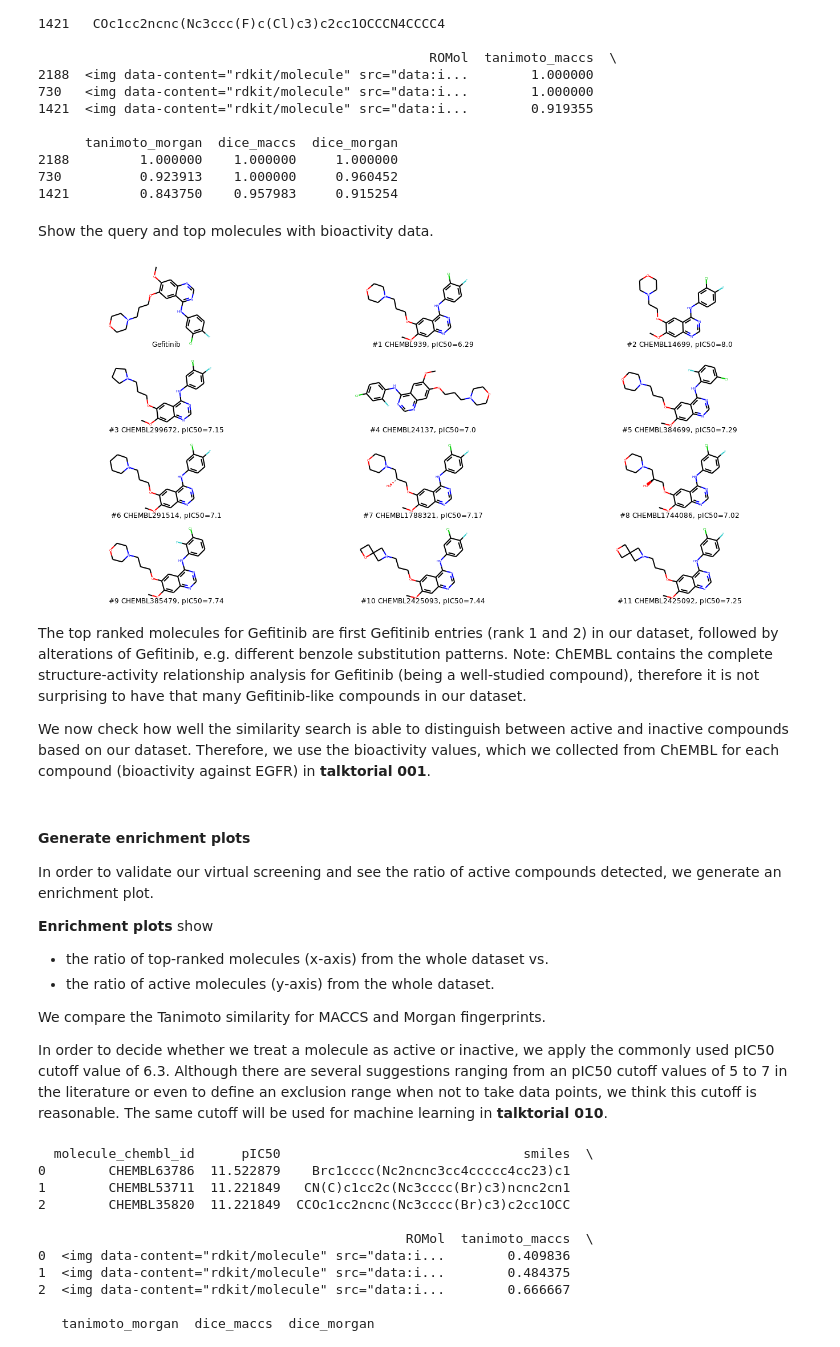
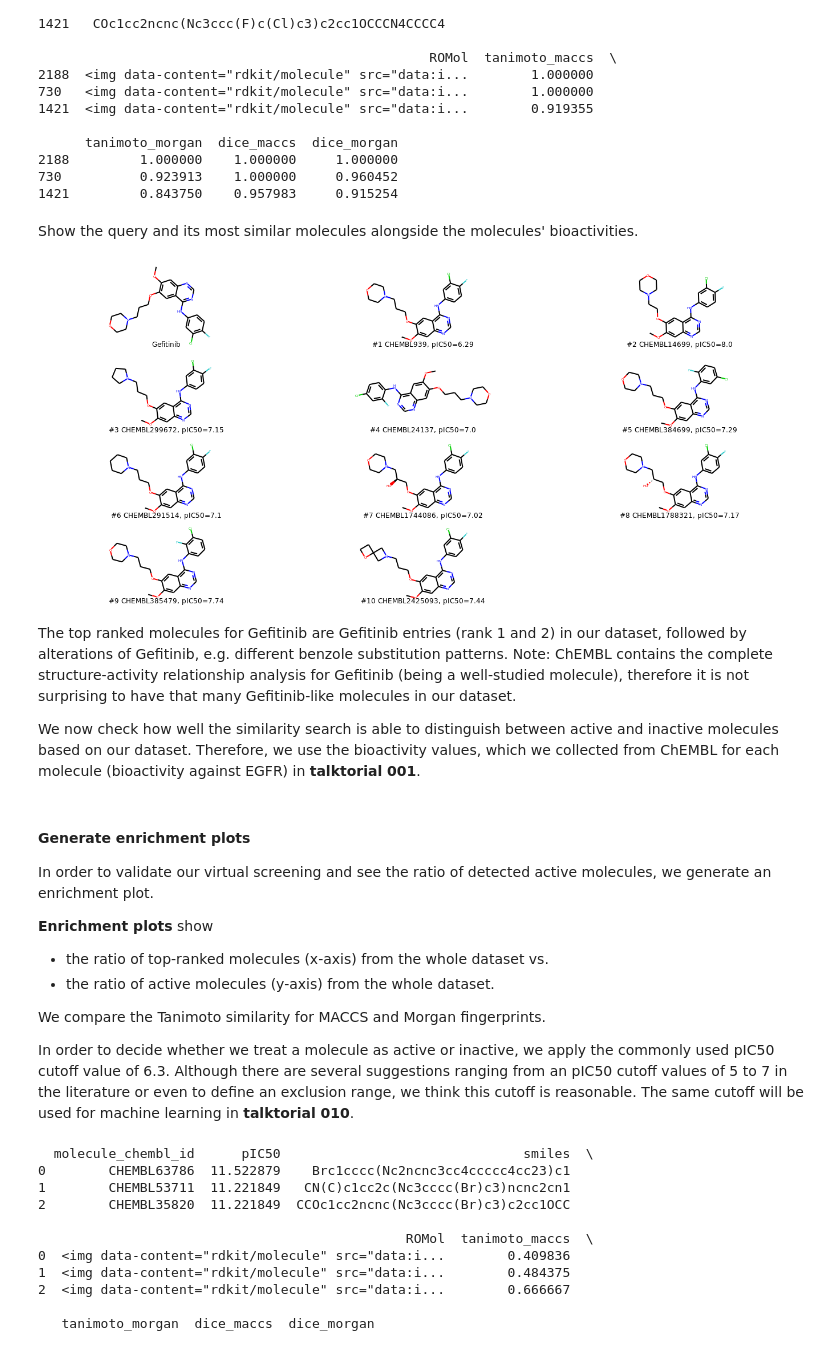
Before and after one commit to volkamerlab/teachopencadd, a Jupyter notebook: teachopencadd/talktorials/004_compound_similarity/talktorial.ipynb, the cells around one changed output. Saved outputs shown, nothing was run; the diff lists cells and outputs as text; code cells hidden in the pictures.

Commit message:
More text changes; rename molecule_database > molecule_dataset

```diff
--- a/teachopencadd/talktorials/004_compound_similarity/talktorial.ipynb
+++ b/teachopencadd/talktorials/004_compound_similarity/talktorial.ipynb
@@ -512,11 +513,11 @@ __Database__: Import data from the _csv_ file containing compounds in SMILES for
 # %%
-molecule_database = pd.read_csv(
+molecule_dataset = pd.read_csv(
     HERE / "../002_compound_adme/data/EGFR_compounds_lipinski.csv",
     delimiter=";",
     usecols=["molecule_chembl_id", "smiles", "pIC50"],
 )
-print(f"Number of molecules in dataset: {len(molecule_database)}")
-molecule_database.head(5)
+print(f"Number of molecules in dataset: {len(molecule_dataset)}")
+molecule_dataset.head(5)
 # %% [output]
 Number of molecules in dataset: 4009
 |  | molecule_chembl_id | pIC50 | smiles |
@@ -542,4 +543,4 @@ Generate MACCS and Morgan fingerprints for all molecules in file.
 # %%
-PandasTools.AddMoleculeColumnToFrame(molecule_database, "smiles")
-circular_fp_list = rdFingerprintGenerator.GetCountFPs(molecule_database["ROMol"].tolist())
-maccs_fp_list = [MACCSkeys.GenMACCSKeys(molecule) for molecule in molecule_database["ROMol"].tolist()]
+PandasTools.AddMoleculeColumnToFrame(molecule_dataset, "smiles")
+circular_fp_list = rdFingerprintGenerator.GetCountFPs(molecule_dataset["ROMol"].tolist())
+maccs_fp_list = [MACCSkeys.GenMACCSKeys(molecule) for molecule in molecule_dataset["ROMol"].tolist()]
@@ -546 +549,4 @@ maccs_fp_list = [MACCSkeys.GenMACCSKeys(molecule) for molecule in molecule_datab
+# %%
+molecule_dataset["tanimoto_maccs"] = DataStructs.BulkTanimotoSimilarity(maccs_fp_query, maccs_fp_list)
+molecule_dataset["tanimoto_morgan"] = DataStructs.BulkTanimotoSimilarity(circular_fp_query, circular_fp_list)
 # %% [markdown]
@@ -548,3 +554,4 @@ Calculate Tanimoto similarity for query compound (Gefitinib) and all molecules i
 # %%
-molecule_database["tanimoto_maccs"] = DataStructs.BulkTanimotoSimilarity(maccs_fp_query, maccs_fp_list)
-molecule_database["tanimoto_morgan"] = DataStructs.BulkTanimotoSimilarity(circular_fp_query, circular_fp_list)
+molecule_dataset["dice_maccs"] = DataStructs.BulkDiceSimilarity(maccs_fp_query, maccs_fp_list)
+molecule_dataset["dice_morgan"] = DataStructs.BulkDiceSimilarity(circular_fp_query, circular_fp_list)
+# TODO: CI
@@ -640,31 +641,31 @@ molecule_database.sort_values(["tanimoto_morgan"], ascending=False).head(3)
 730          0.923913    1.000000     0.960452
 1421         0.843750    0.957983     0.915254
 # %% [markdown]
-Show the query and top molecules with bioactivity data.
+Show the query and its most similar molecules alongside the molecules' bioactivities.
 # %%
 top_n_molecules = 10
-top_molecules = molecule_database.sort_values(["tanimoto_morgan"], ascending=False).reset_index()[:top_n_molecules+1]
+top_molecules = molecule_dataset.sort_values(["tanimoto_morgan"], ascending=False).reset_index()[:top_n_molecules]
 legends = [
     f"#{index+1} {molecule['molecule_chembl_id']}, pIC50={round(molecule['pIC50'], 2)}"
     for index, molecule in top_molecules.iterrows()
 ]
 Chem.Draw.MolsToGridImage(
     mols=[query] + top_molecules["ROMol"].tolist(),
     legends=(["Gefitinib"] + legends),
     molsPerRow=3,
     subImgSize=(450, 150)
 )
 # %% [output]
-[figure, old version]
+[figure, new version]
 # %% [markdown]
-The top ranked molecules for Gefitinib are first Gefitinib entries (rank 1 and 2) in our dataset, followed by alterations of Gefitinib, e.g. different benzole substitution patterns.
-Note: ChEMBL contains the complete structure-activity relationship analysis for Gefitinib (being a well-studied compound), therefore it is not surprising to have that many Gefitinib-like compounds in our dataset.
+The top ranked molecules for Gefitinib are Gefitinib entries (rank 1 and 2) in our dataset, followed by alterations of Gefitinib, e.g. different benzole substitution patterns.
+Note: ChEMBL contains the complete structure-activity relationship analysis for Gefitinib (being a well-studied molecule), therefore it is not surprising to have that many Gefitinib-like molecules in our dataset.
 
-We now check how well the similarity search is able to distinguish between active and inactive compounds based on our dataset. Therefore, we use the bioactivity values, which we collected from ChEMBL for each compound (bioactivity against EGFR) in **talktorial 001**.
+We now check how well the similarity search is able to distinguish between active and inactive molecules based on our dataset. Therefore, we use the bioactivity values, which we collected from ChEMBL for each molecule (bioactivity against EGFR) in **talktorial 001**.
 # %% [markdown]
 #### Generate enrichment plots
 
-In order to validate our virtual screening and see the ratio of active compounds detected, we generate an enrichment plot.
+In order to validate our virtual screening and see the ratio of detected active molecules, we generate an enrichment plot.
 
 __Enrichment plots__ show
 
@@ -673,6 +674,6 @@ __Enrichment plots__ show
 
 We compare the Tanimoto similarity for MACCS and Morgan fingerprints.
 
-In order to decide whether we treat a molecule as active or inactive, we apply the commonly used pIC50 cutoff value of 6.3. Although there are several suggestions ranging from an pIC50 cutoff values of 5 to 7 in the literature or even to define an exclusion range when not to take data points, we think this cutoff is reasonable.
+In order to decide whether we treat a molecule as active or inactive, we apply the commonly used pIC50 cutoff value of 6.3. Although there are several suggestions ranging from an pIC50 cutoff values of 5 to 7 in the literature or even to define an exclusion range, we think this cutoff is reasonable.
 The same cutoff will be used for machine learning in **talktorial 010**.
 # %%
```
Also changed, not shown: parts of 50 cells of this notebook.
